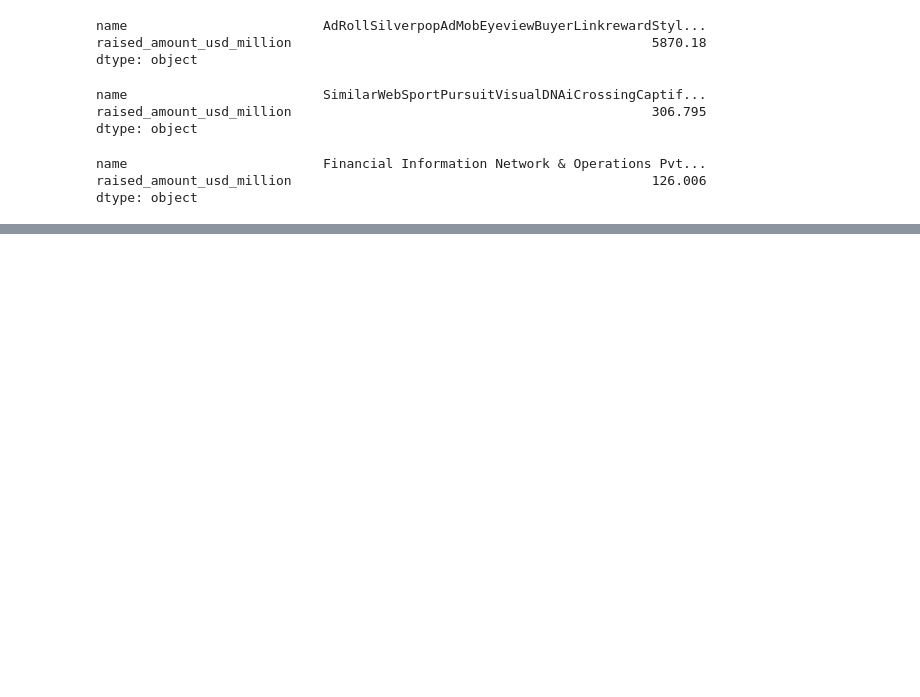
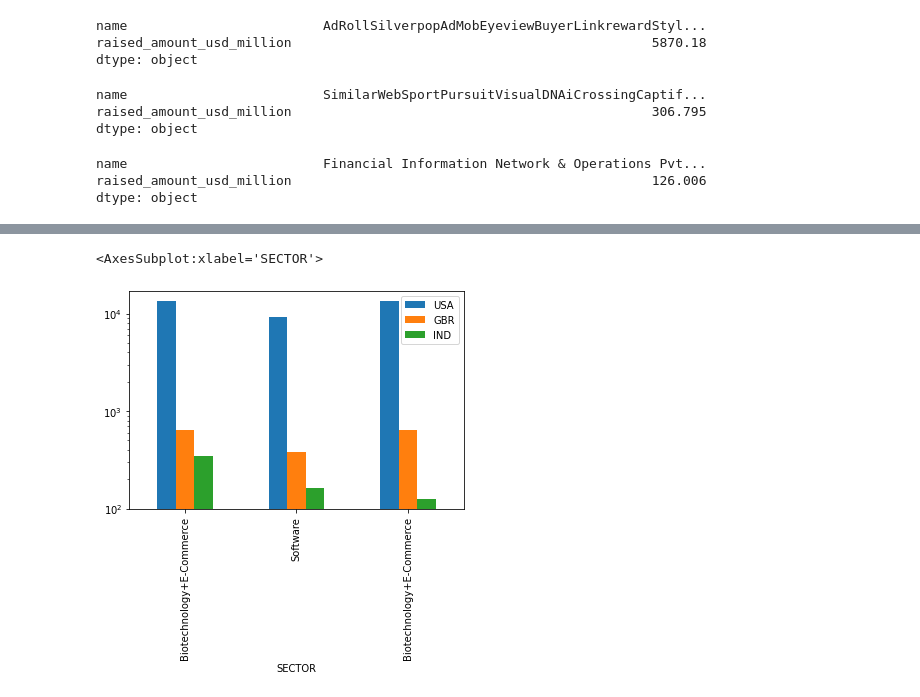
Before and after one commit to teerapat1739/multipurpose-jupyter-notebook, a Jupyter notebook: notebooks/Investment Assignment.ipynb, the cells around one changed output, grey strips where cells are left out. Drawn from its saved outputs; the diff is of its cells as text; code cells hidden in the pictures; blank space fills up the shorter version.

```diff
--- a/notebooks/Investment Assignment.ipynb
+++ b/notebooks/Investment Assignment.ipynb
@@ -1124,0 +1132,8 @@ df_top3
+# %%
+xxx = df_top3[['SECTOR', 'USA', 'GBR', 'IND']]
+# %%
+# xxx = xxx.set_index("SECTOR")
+xxx.plot.bar(logy=True)
+# %% [output]
+<AxesSubplot:xlabel='SECTOR'>
+[figure, added]
```
Also changed, not shown: parts of 11 cells of this notebook.
